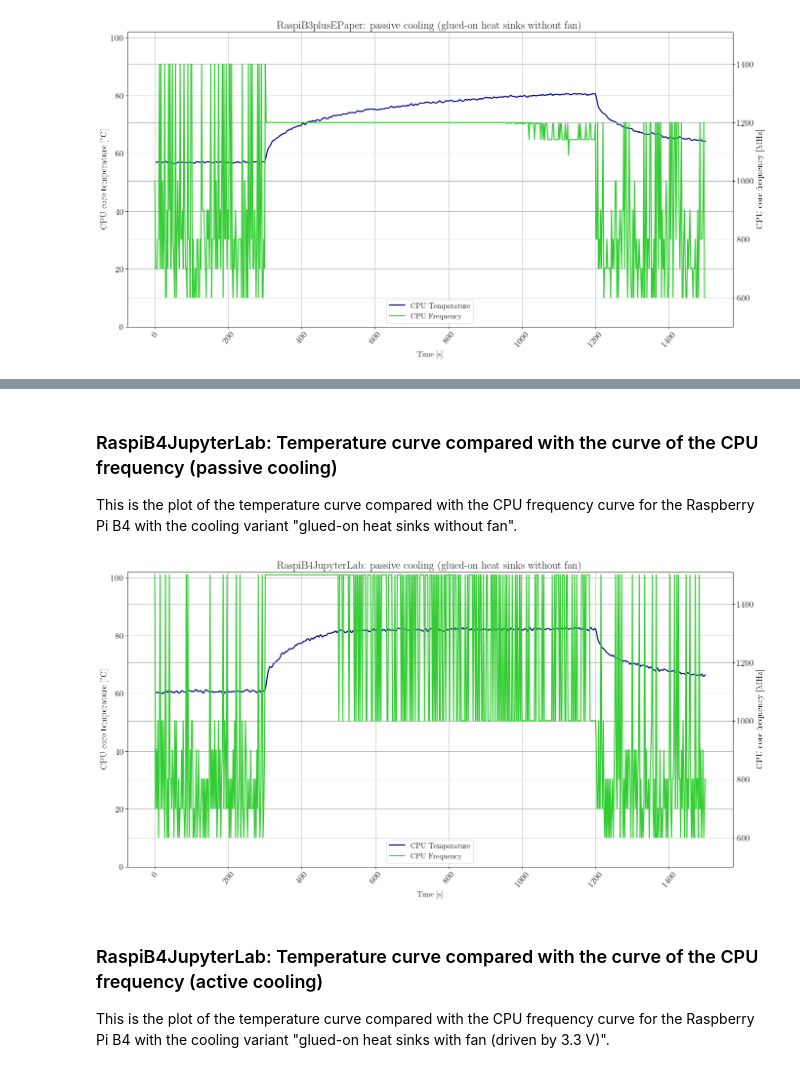
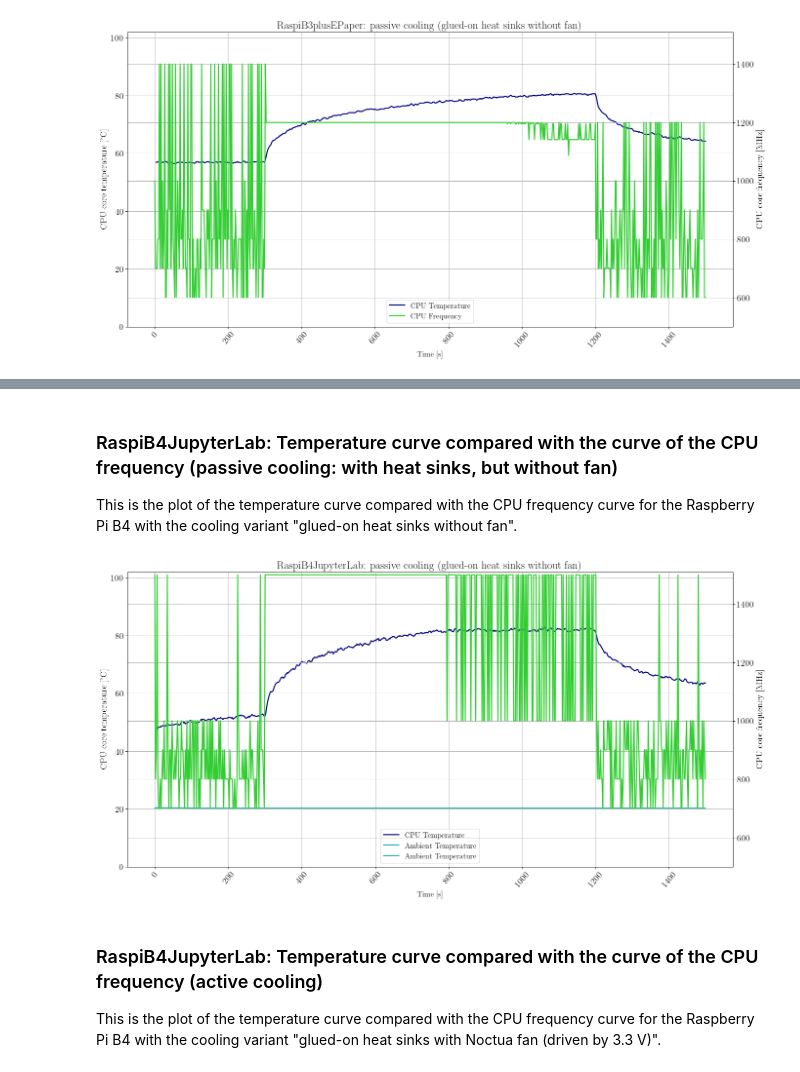
Before and after one commit to urmel79/Jupyter_Raspberry_Pi_Stress_Tests, a Jupyter notebook: Raspberry_Pi4_stress_test.ipynb, the cells around one changed output, grey strips where cells are left out. Saved outputs shown, nothing was run; the diff lists cells and outputs as text; code cells hidden in the pictures.

Commit message:
all temperature and frequency measurements for all housing and cooling scenarios repeated for the Raspberry Pi B4

```diff
--- a/Raspberry_Pi4_stress_test.ipynb
+++ b/Raspberry_Pi4_stress_test.ipynb
@@ -577,5 +631,5 @@ plt.show()
 # %% [markdown]
-### RaspiB4JupyterLab: Temperature curve compared with the curve of the CPU frequency (passive cooling)
+### RaspiB4JupyterLab: Temperature curve compared with the curve of the CPU frequency (passive cooling: with heat sinks, but without fan)
 
 This is the plot of the temperature curve compared with the CPU frequency curve for the Raspberry Pi B4 with the cooling variant "glued-on heat sinks without fan".
 # %%
@@ -588,42 +642,43 @@ axes = plt.gca()
 plt.title('RaspiB4JupyterLab: passive cooling (glued-on heat sinks without fan)')
 
 line1 = ax1.plot(df_2_PC_wHeatSinks['Time'], df_2_PC_wHeatSinks['CPU Temperature'], color='navy', label='CPU Temperature')
+line2 = ax1.plot(df_2_PC_wHeatSinks['Time'], df_2_PC_wHeatSinks['Ambient Temperature'], color='lightseagreen', label='Ambient Temperature')
 
 # Set x-axis label
 ax1.set_xlabel('Time [s]', fontsize=14)
 # Set y-axis label
 ax1.set_ylabel('CPU core temperature [°C]', fontsize=16)
 ax1.set_ylim(0, 102)
 ax1.grid(True)
 plt.xticks(rotation=50)
 
 # Twin object for two different y-axis on the same plot
 ax2 = ax1.twinx()
 
-line2 = ax2.plot(df_2_PC_wHeatSinks['Time'], df_2_PC_wHeatSinks['CPU Frequency'], color='limegreen', label='CPU Frequency')
+line3 = ax2.plot(df_2_PC_wHeatSinks['Time'], df_2_PC_wHeatSinks['CPU Frequency'], color='limegreen', label='CPU Frequency')
 
 # Set y-axis label
 ax2.set_ylabel('CPU core frequency [MHz]', fontsize=16)
 ax2.set_ylim(500, 1510)
 ax2.grid(True)
 
 # Add all lines to the same legend box
-lines_all = line1+line2
+lines_all = line1+line2+line2
 labels = [l.get_label() for l in lines_all]
 ax1.legend(lines_all, labels, loc='lower center')
 
 # Save plot to PNG and PDF
 str_image_name = 'RaspiB4JupyterLab_stress_measurement_PC_wHeatSinks'
 #plt.savefig(r'./data_files/' + str_image_name + '.png')
 plt.savefig(r'./data_files/' + str_image_name + '.pdf')
 
 plt.show()
 # %% [output]
-[figure, old version]
+[figure, new version]
 # %% [markdown]
 ### RaspiB4JupyterLab: Temperature curve compared with the curve of the CPU frequency (active cooling)
 
-This is the plot of the temperature curve compared with the CPU frequency curve for the Raspberry Pi B4 with the cooling variant "glued-on heat sinks with fan (driven by 3.3 V)".
+This is the plot of the temperature curve compared with the CPU frequency curve for the Raspberry Pi B4 with the cooling variant "glued-on heat sinks with Noctua fan (driven by 3.3 V)".
 # %%
 # Figsize: a tuple (width, height) in inches
 # Create figure and axis objects with subplots()
```
Also changed, not shown: parts of 14 cells of this notebook, 15 other files.
